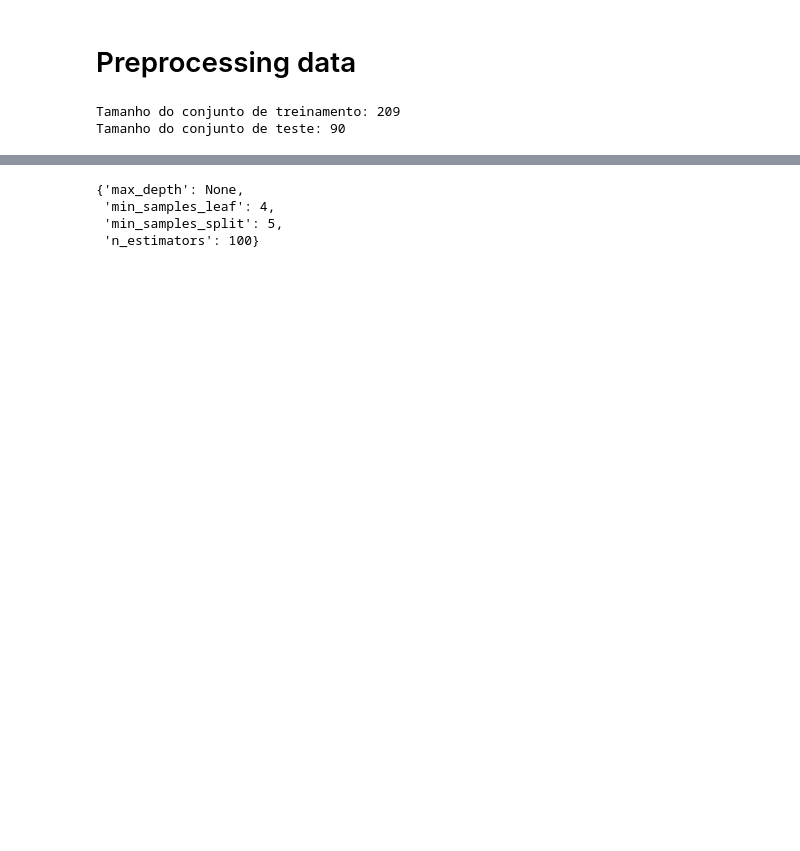
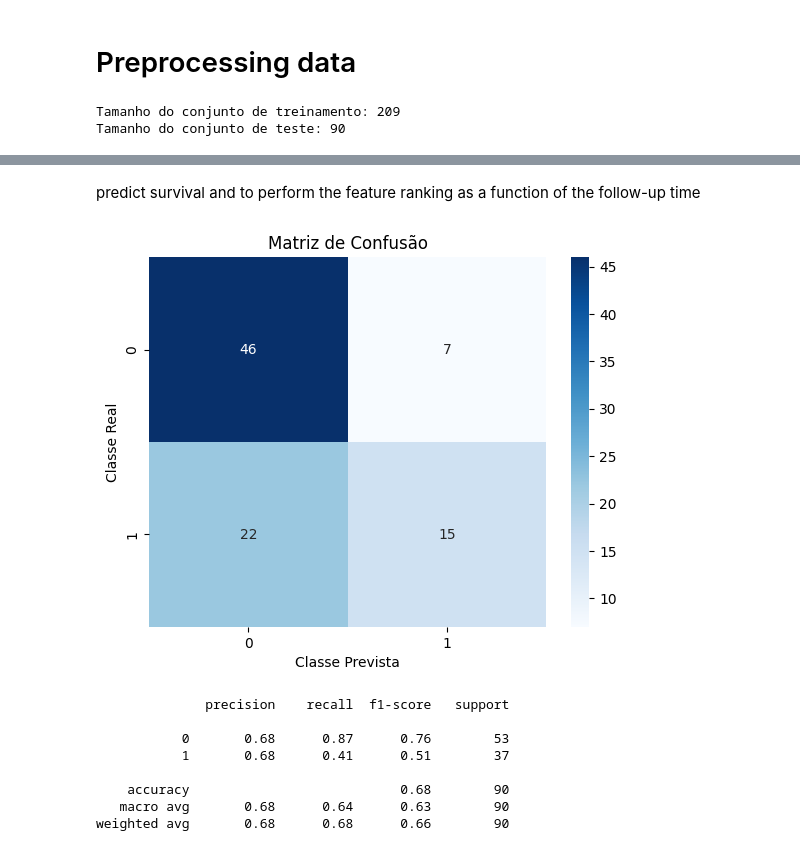
Before and after one commit to viniciusparede/heart-failure-predict, a Jupyter notebook: notebooks/heart-failure.ipynb, the cells around one changed output, grey strips where cells are left out. Saved outputs shown, nothing was run; the diff lists cells and outputs as text; code cells hidden in the pictures; blank space fills up the shorter version.

```diff
--- a/notebooks/heart-failure.ipynb
+++ b/notebooks/heart-failure.ipynb
@@ -278,7 +303,36 @@ feature_importance
-# %%
-best_params
-# %% [output]
-{'max_depth': None,
- 'min_samples_leaf': 4,
- 'min_samples_split': 5,
- 'n_estimators': 100}
+# %% [markdown]
+predict survival and to perform the feature ranking as a function of the follow-up time
+# %%
+from sklearn.metrics import classification_report
+import seaborn as sns
+import matplotlib.pyplot as plt
+
+# Remover a coluna "time" do conjunto de teste
+X_test_model = X_test.drop(columns="time")
+
+# Fazer previsões no conjunto de teste
+y_pred = model.predict(X_test_model)
+
+# Calcular a matriz de confusão
+conf_matrix = confusion_matrix(y_test, y_pred)
+
+# Plotar a matriz de confusão em forma de heatmap
+sns.heatmap(conf_matrix, annot=True, cmap="Blues")
+plt.xlabel("Classe Prevista")
+plt.ylabel("Classe Real")
+plt.title("Matriz de Confusão")
+plt.show()
+
+# Exibir o relatório de classificação
+report = classification_report(y_test, y_pred)
+print(report)
+# %% [output]
+[figure, added]
+              precision    recall  f1-score   support
+
+           0       0.68      0.87      0.76        53
+           1       0.68      0.41      0.51        37
+
+    accuracy                           0.68        90
+   macro avg       0.68      0.64      0.63        90
+weighted avg       0.68      0.68      0.66        90
```
Also changed, not shown: parts of 6 cells of this notebook.
